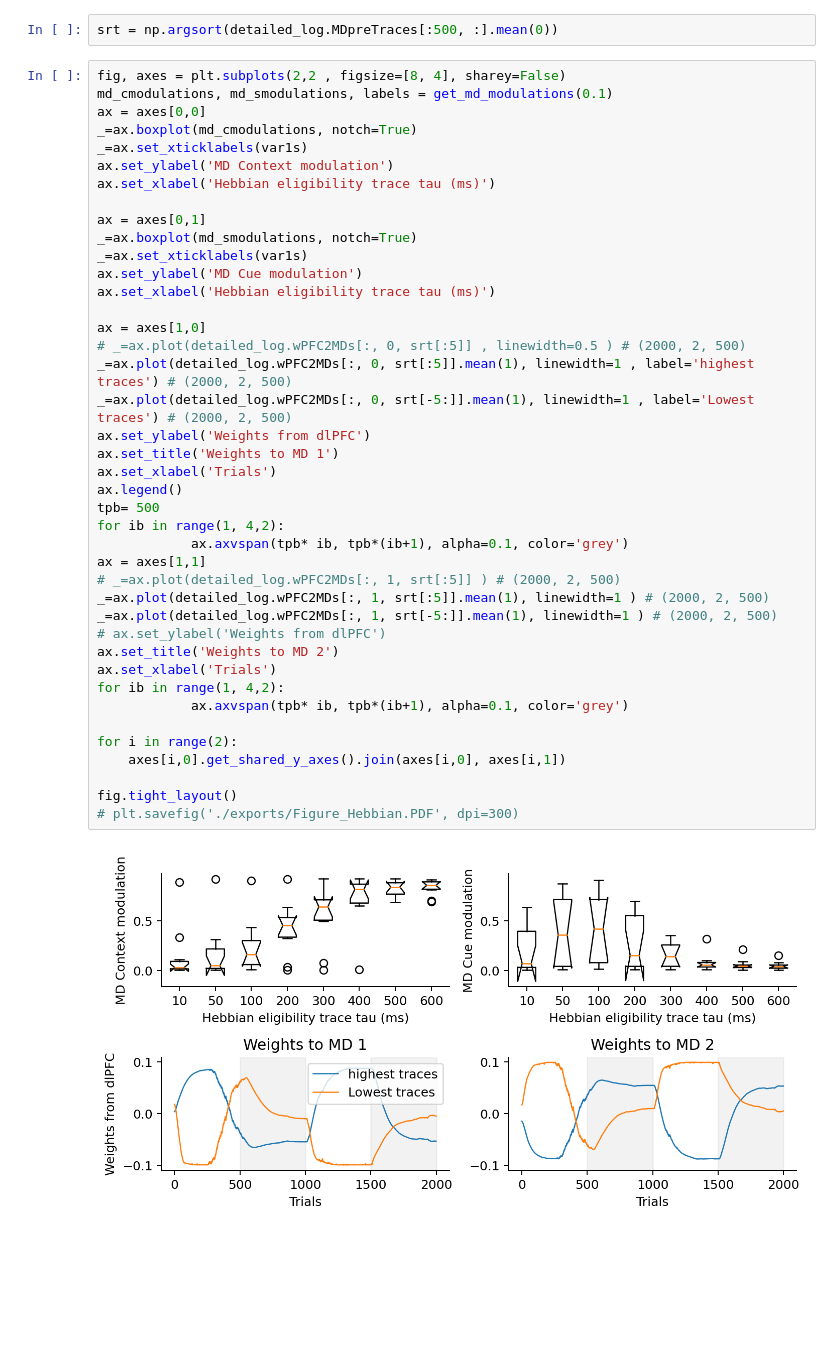
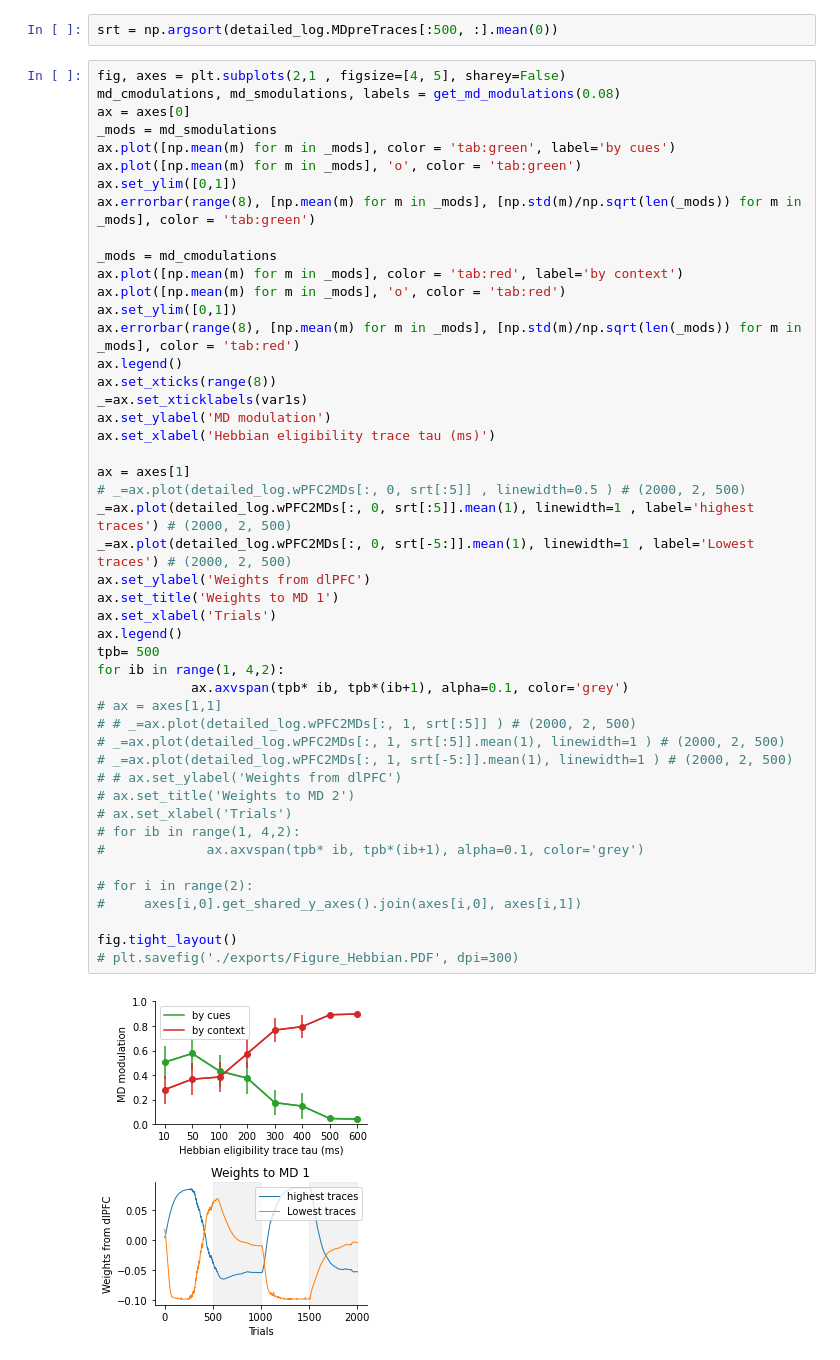
Before and after one commit to hummosa/MD-reservoir, a Jupyter notebook: analysis/Hebbian_Dynamic_eligibility_trace.ipynb, the cells around one changed output. Saved outputs shown, nothing was run; the diff lists cells and outputs as text; blank space fills up the shorter version.

Commit message:
updating figures

```diff
--- a/analysis/Hebbian_Dynamic_eligibility_trace.ipynb
+++ b/analysis/Hebbian_Dynamic_eligibility_trace.ipynb
@@ -103,45 +103,51 @@ detailed_log = np.load('./../results/dynamic_eligibility_trace/HebbianLearning/l
 # %%
 srt = np.argsort(detailed_log.MDpreTraces[:500, :].mean(0))
 # %%
-fig, axes = plt.subplots(2,2 , figsize=[8, 4], sharey=False)
-md_cmodulations, md_smodulations, labels = get_md_modulations(0.1)
-ax = axes[0,0]
-_=ax.boxplot(md_cmodulations, notch=True)
+fig, axes = plt.subplots(2,1 , figsize=[4, 5], sharey=False)
+md_cmodulations, md_smodulations, labels = get_md_modulations(0.08)
+ax = axes[0]
+_mods = md_smodulations
+ax.plot([np.mean(m) for m in _mods], color = 'tab:green', label='by cues')
+ax.plot([np.mean(m) for m in _mods], 'o', color = 'tab:green')
+ax.set_ylim([0,1])
+ax.errorbar(range(8), [np.mean(m) for m in _mods], [np.std(m)/np.sqrt(len(_mods)) for m in _mods], color = 'tab:green')
+
+_mods = md_cmodulations
+ax.plot([np.mean(m) for m in _mods], color = 'tab:red', label='by context')
+ax.plot([np.mean(m) for m in _mods], 'o', color = 'tab:red')
+ax.set_ylim([0,1])
+ax.errorbar(range(8), [np.mean(m) for m in _mods], [np.std(m)/np.sqrt(len(_mods)) for m in _mods], color = 'tab:red')
+ax.legend()
+ax.set_xticks(range(8))
 _=ax.set_xticklabels(var1s)
-ax.set_ylabel('MD Context modulation')
+ax.set_ylabel('MD modulation')
 ax.set_xlabel('Hebbian eligibility trace tau (ms)')
 
-ax = axes[0,1]
-_=ax.boxplot(md_smodulations, notch=True)
-_=ax.set_xticklabels(var1s)
-ax.set_ylabel('MD Cue modulation')
-ax.set_xlabel('Hebbian eligibility trace tau (ms)')
-
-ax = axes[1,0]
+ax = axes[1]
 # _=ax.plot(detailed_log.wPFC2MDs[:, 0, srt[:5]] , linewidth=0.5 ) # (2000, 2, 500)
 _=ax.plot(detailed_log.wPFC2MDs[:, 0, srt[:5]].mean(1), linewidth=1 , label='highest traces') # (2000, 2, 500)
 _=ax.plot(detailed_log.wPFC2MDs[:, 0, srt[-5:]].mean(1), linewidth=1 , label='Lowest traces') # (2000, 2, 500)
 ax.set_ylabel('Weights from dlPFC')
 ax.set_title('Weights to MD 1')
 ax.set_xlabel('Trials')
 ax.legend()
 tpb= 500
 for ib in range(1, 4,2):
             ax.axvspan(tpb* ib, tpb*(ib+1), alpha=0.1, color='grey')
-ax = axes[1,1]
-# _=ax.plot(detailed_log.wPFC2MDs[:, 1, srt[:5]] ) # (2000, 2, 500)
-_=ax.plot(detailed_log.wPFC2MDs[:, 1, srt[:5]].mean(1), linewidth=1 ) # (2000, 2, 500)
-_=ax.plot(detailed_log.wPFC2MDs[:, 1, srt[-5:]].mean(1), linewidth=1 ) # (2000, 2, 500)
-# ax.set_ylabel('Weights from dlPFC')
-ax.set_title('Weights to MD 2')
-ax.set_xlabel('Trials')
-for ib in range(1, 4,2):
-            ax.axvspan(tpb* ib, tpb*(ib+1), alpha=0.1, color='grey')
+# ax = axes[1,1]
+# # _=ax.plot(detailed_log.wPFC2MDs[:, 1, srt[:5]] ) # (2000, 2, 500)
+# _=ax.plot(detailed_log.wPFC2MDs[:, 1, srt[:5]].mean(1), linewidth=1 ) # (2000, 2, 500)
+# _=ax.plot(detailed_log.wPFC2MDs[:, 1, srt[-5:]].mean(1), linewidth=1 ) # (2000, 2, 500)
+# # ax.set_ylabel('Weights from dlPFC')
+# ax.set_title('Weights to MD 2')
+# ax.set_xlabel('Trials')
+# for ib in range(1, 4,2):
+#             ax.axvspan(tpb* ib, tpb*(ib+1), alpha=0.1, color='grey')
 
-for i in range(2):
-    axes[i,0].get_shared_y_axes().join(axes[i,0], axes[i,1])
+# for i in range(2):
+#     axes[i,0].get_shared_y_axes().join(axes[i,0], axes[i,1])
 
 fig.tight_layout()
 # plt.savefig('./exports/Figure_Hebbian.PDF', dpi=300)
 # %% [output]
-[figure, old version]
+[figure, new version]
```
Also changed, not shown: parts of 6 cells of this notebook, 2 other files.
